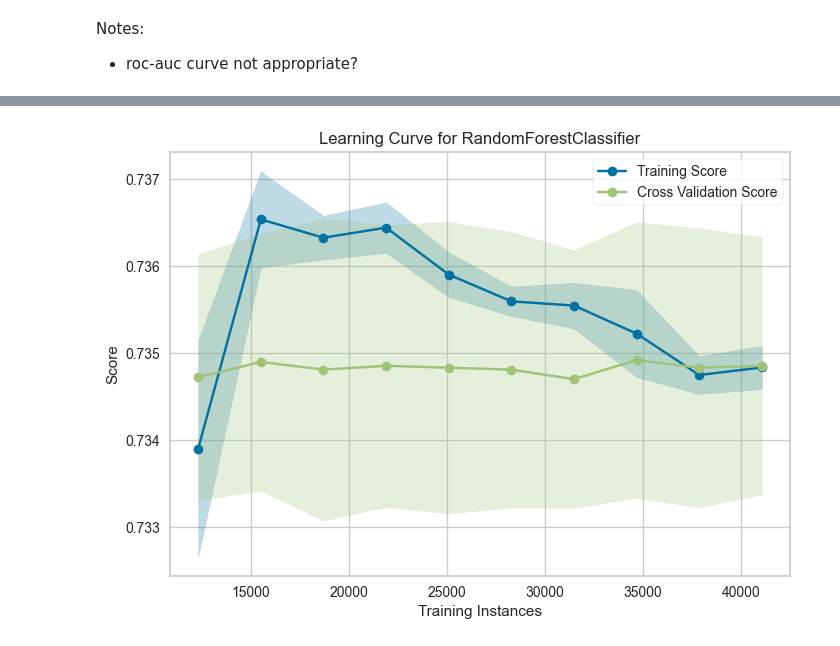
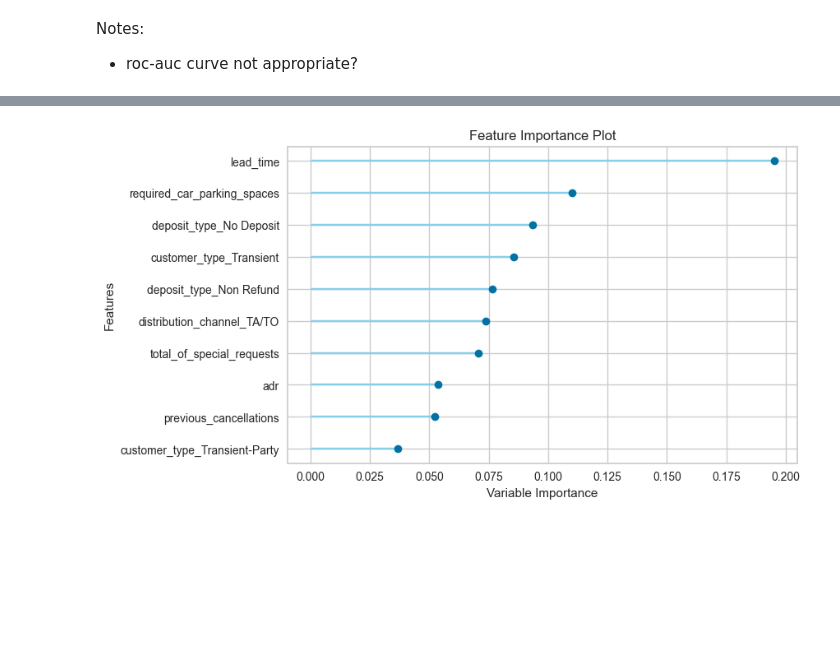
Before and after one commit to garudapaksi-yusuf/Hotel_Booking_Demand, a Jupyter notebook: Hotel_Booking_Demand_Part_2.ipynb, the cells around one changed output, grey strips where cells are left out. Saved outputs shown, nothing was run; the diff lists cells and outputs as text; code cells hidden in the pictures; blank space fills up the shorter version.

Commit message:
experiment #4 (rework)

```diff
--- a/Hotel_Booking_Demand_Part_2.ipynb
+++ b/Hotel_Booking_Demand_Part_2.ipynb
@@ -619,0 +795,14 @@ model_experiment1 = experiment1.create_model(estimator='rf',
+# %%
+# Importing library for experiment #2
+from sklearn.preprocessing import KBinsDiscretizer
+
+# ...
+pipeline.pop()
+
+# Adding 'KBinsDiscretizer' to custom pipeline
+pipeline.append(
+    ('binning', TransformerWrapper(
+        include=['lead_time', 'arrival_date_year', 'arrival_date_day_of_month', 'stays_in_weekend_nights', 'stays_in_week_nights',
+                 'adults', 'children', 'babies', 'previous_cancellations', 'booking_changes', 'days_in_waiting_list', 'adr',
+                 'required_car_parking_spaces', 'total_of_special_requests'],
+        transformer=KBinsDiscretizer(encode='onehot-dense')))) # ...
@@ -645,12 +1010,20 @@ Notes:
 # %%
+# Importing library for experiment #3
+from feature_engine.encoding import RareLabelEncoder
+
 # ...
 pipeline.pop()
+
+# Adding 'RobustScaler' to custom pipeline
+pipeline.append(
+    ('robust', TransformerWrapper(
+        include=['lead_time', 'arrival_date_year', 'arrival_date_day_of_month', 'stays_in_weekend_nights', 'stays_in_week_nights',
+                 'adults', 'children', 'babies', 'previous_cancellations', 'booking_changes', 'days_in_waiting_list', 'adr',
+                 'required_car_parking_spaces', 'total_of_special_requests'],
+        transformer=RobustScaler())))
 
 # Adding 'RareLabelEncoder' to custom pipeline
 pipeline.insert(1,
     ('rare_label', TransformerWrapper(
         include=['country', 'distribution_channel', 'reserved_room_type', 'deposit_type', 'customer_type'],
         transformer=RareLabelEncoder(n_categories=3))))
-
-# Setting experiment #2 training environment
-experiment2 = setup(**kwargs, custom_pipeline=pipeline)
@@ -796,13 +1203,9 @@ Notes:
 # %%
-# ...
-pipeline.pop(1)
+# Importing library for experiment #4
+from sklearn.preprocessing import PolynomialFeatures
 
 # Adding '...' to custom pipeline
 pipeline.append(
     ('polynomial', TransformerWrapper(
-        include=[var for var in numeric_vars.drop(columns=['is_canceled', 'arrival_date_week_number', 'total_stays_in_nights',
-                                                           'total_guests', 'previous_bookings_not_canceled', 'revenue'])],
+        include=[var for var in numeric_vars.drop(columns=['is_canceled', 'arrival_date_week_number', 'previous_bookings_not_canceled'])],
         transformer=PolynomialFeatures())))
-
-# Setting experiment #2 training environment
-experiment3 = setup(**kwargs, custom_pipeline=pipeline)
@@ -1382,7 +1899,7 @@ experiment7.add_metric(id='F2', name='F2', score_func=fbeta_score, beta=0.5)
 experiment7.add_metric(id='cost', name='Cost', score_func=calculate_cost, greater_is_better=False)
 
 # Tuning model's hyperparameter
-model_experiment7 = experiment7.tune_model(estimator=model_experiment0,
+experiment7_model = experiment7.tune_model(estimator=experiment0_model,
                                            custom_grid=parameters, # Using custom gridspace
                                            search_algorithm='grid',
                                            choose_better=False,
@@ -1470,5 +2054,5 @@ plot_model(estimator=model_experiment0, plot='class_report')
 # %%
-plot_model(estimator=best_model, plot='learning')
+plot_model(estimator=experiment7_model, plot='feature')
 # %% [output]
 [interactive output not drawn]
-[figure, old version]
+[figure, new version]
```
Also changed, not shown: parts of 119 cells of this notebook.
